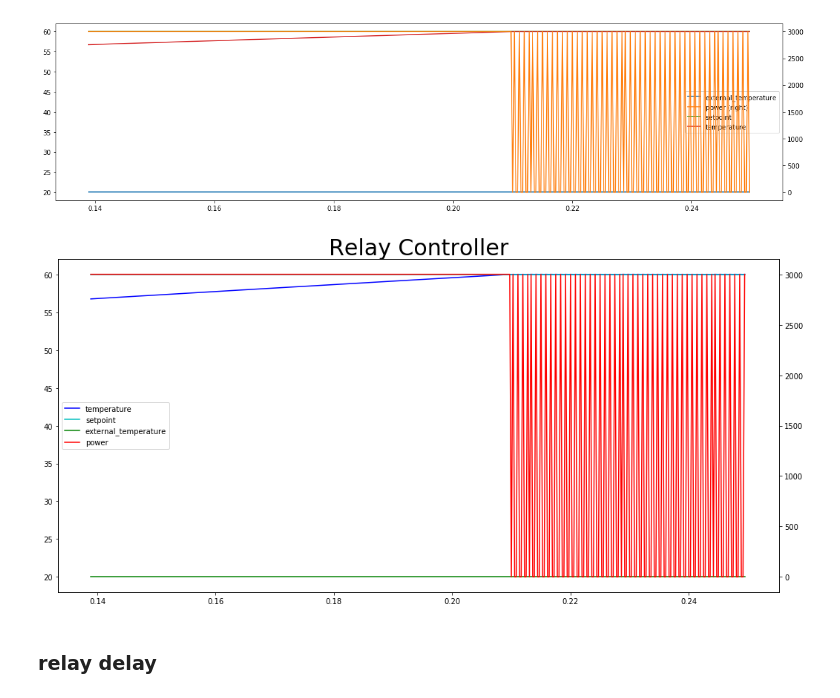
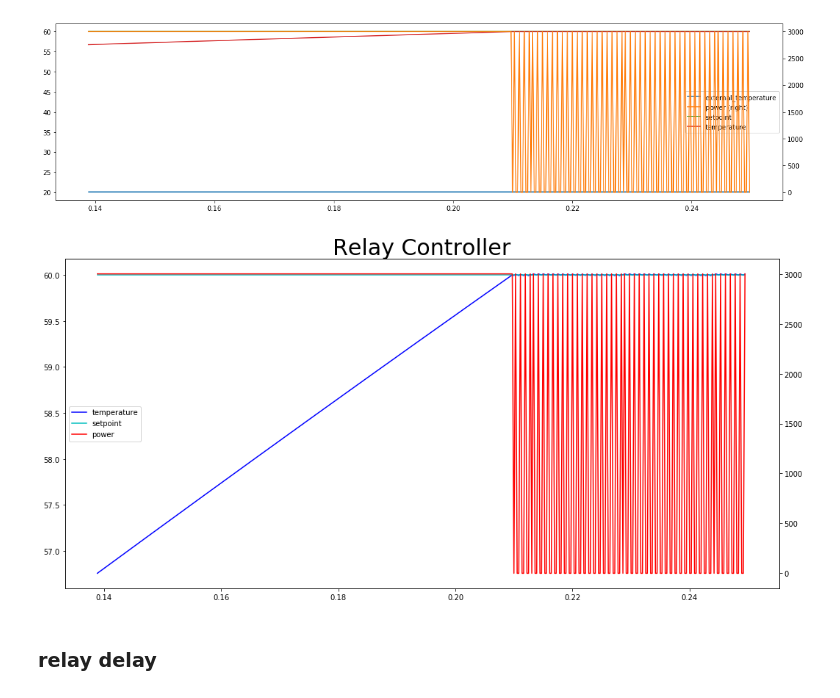
Before and after one commit to mabrek/controllers-2018, a Jupyter notebook: controllers.ipynb, the cells around one changed output. Cells and saved outputs as stored; diff of their text form; code cells hidden in the pictures.

Commit message:
graph cosmetics

```diff
--- a/controllers.ipynb
+++ b/controllers.ipynb
@@ -142,16 +142,16 @@ data.iloc[500:900].plot(secondary_y=('power'));
 # %% [output]
 [figure]
 # %%
-left_columns = ['temperature', 'setpoint', 'external_temperature']
-left_colors = ['b', 'c', 'g']
+left_columns = ['temperature', 'setpoint']
+left_colors = ['b', 'c']
 
 right_columns = ['power']
 right_colors = ['r']
 
 save_animation(data.iloc[500:900], left_columns, left_colors, right_columns, right_colors,
                'Relay Controller', 'center left')
 # %% [output]
-[figure, old version]
+[figure, new version]
 # %% [markdown]
 ### relay delay
 # %%
```
Also changed, not shown: parts of 1 cell of this notebook.
